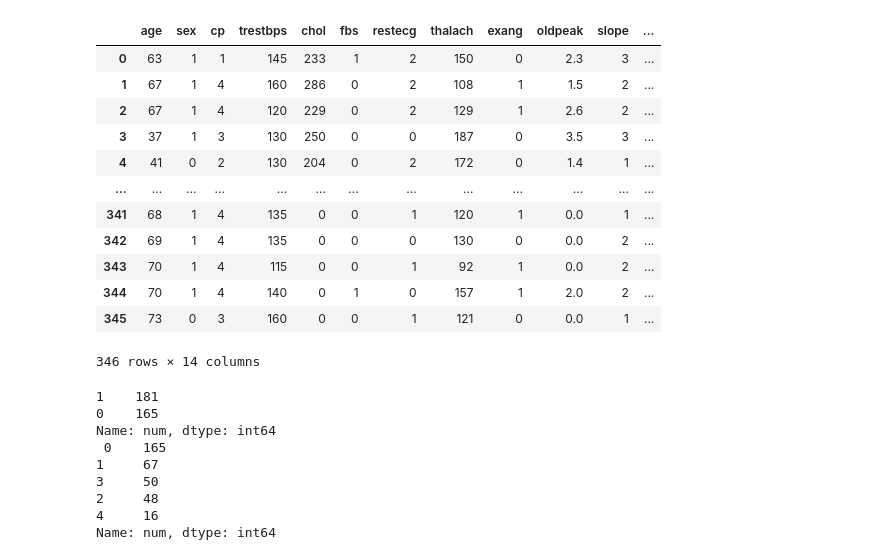
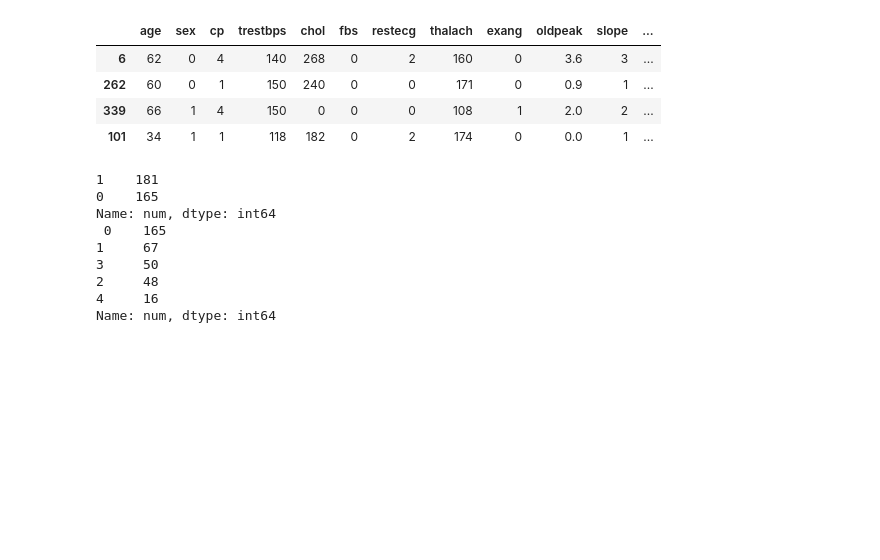
Before and after one commit to LouviersJ/AI-project, a Jupyter notebook: Analyzer.ipynb, the cells around one changed output. Saved outputs shown, nothing was run; the diff lists cells and outputs as text; code cells hidden in the pictures; blank space fills up the shorter version.

```diff
--- a/Analyzer.ipynb
+++ b/Analyzer.ipynb
@@ -1,35 +1,27 @@
 # %%
 # Import modules and clean data
 import pandas as pd
 import numpy as np
 
 cleveland = pd.read_csv('processed.cleveland.data')
 switzerland = pd.read_csv('processed.switzerland.data')
 df = pd.concat([cleveland, switzerland])
 df.replace('?', np.NAN, inplace=True)
 df.dropna(thresh=13, inplace = True)
 df.reset_index(inplace=True)
 df.drop('index', axis = 1, inplace = True)
 df = df.astype(float)
 df.ca.fillna( df.ca.mean().__round__(), inplace = True)
 df.thal.fillna(df.thal.mean().__round__(), inplace = True)
 df = df.convert_dtypes()
 df.num = df.num.astype(int)
-df
+df.sample(4)
 # %% [output]
 |  | age | sex | cp | trestbps | chol | fbs | restecg | thalach | exang | oldpeak | slope | ... |
-| 0 | 63 | 1 | 1 | 145 | 233 | 1 | 2 | 150 | 0 | 2.3 | 3 | ... |
-| 1 | 67 | 1 | 4 | 160 | 286 | 0 | 2 | 108 | 1 | 1.5 | 2 | ... |
-| 2 | 67 | 1 | 4 | 120 | 229 | 0 | 2 | 129 | 1 | 2.6 | 2 | ... |
-| 3 | 37 | 1 | 3 | 130 | 250 | 0 | 0 | 187 | 0 | 3.5 | 3 | ... |
-| 4 | 41 | 0 | 2 | 130 | 204 | 0 | 2 | 172 | 0 | 1.4 | 1 | ... |
-| ... | ... | ... | ... | ... | ... | ... | ... | ... | ... | ... | ... | ... |
-| 341 | 68 | 1 | 4 | 135 | 0 | 0 | 1 | 120 | 1 | 0.0 | 1 | ... |
-| 342 | 69 | 1 | 4 | 135 | 0 | 0 | 0 | 130 | 0 | 0.0 | 2 | ... |
-| 343 | 70 | 1 | 4 | 115 | 0 | 0 | 1 | 92 | 1 | 0.0 | 2 | ... |
-| 344 | 70 | 1 | 4 | 140 | 0 | 1 | 0 | 157 | 1 | 2.0 | 2 | ... |
-| 345 | 73 | 0 | 3 | 160 | 0 | 0 | 1 | 121 | 0 | 0.0 | 1 | ... |
+| 6 | 62 | 0 | 4 | 140 | 268 | 0 | 2 | 160 | 0 | 3.6 | 3 | ... |
+| 262 | 60 | 0 | 1 | 150 | 240 | 0 | 0 | 171 | 0 | 0.9 | 1 | ... |
+| 339 | 66 | 1 | 4 | 150 | 0 | 0 | 0 | 108 | 1 | 2.0 | 2 | ... |
+| 101 | 34 | 1 | 1 | 118 | 182 | 0 | 2 | 174 | 0 | 0.0 | 1 | ... |
-346 rows × 14 columns
 # %%
 # Create copy dataframe with binary clasification
 df_ = df.copy()
```
Also changed, not shown: parts of 6 cells of this notebook.
